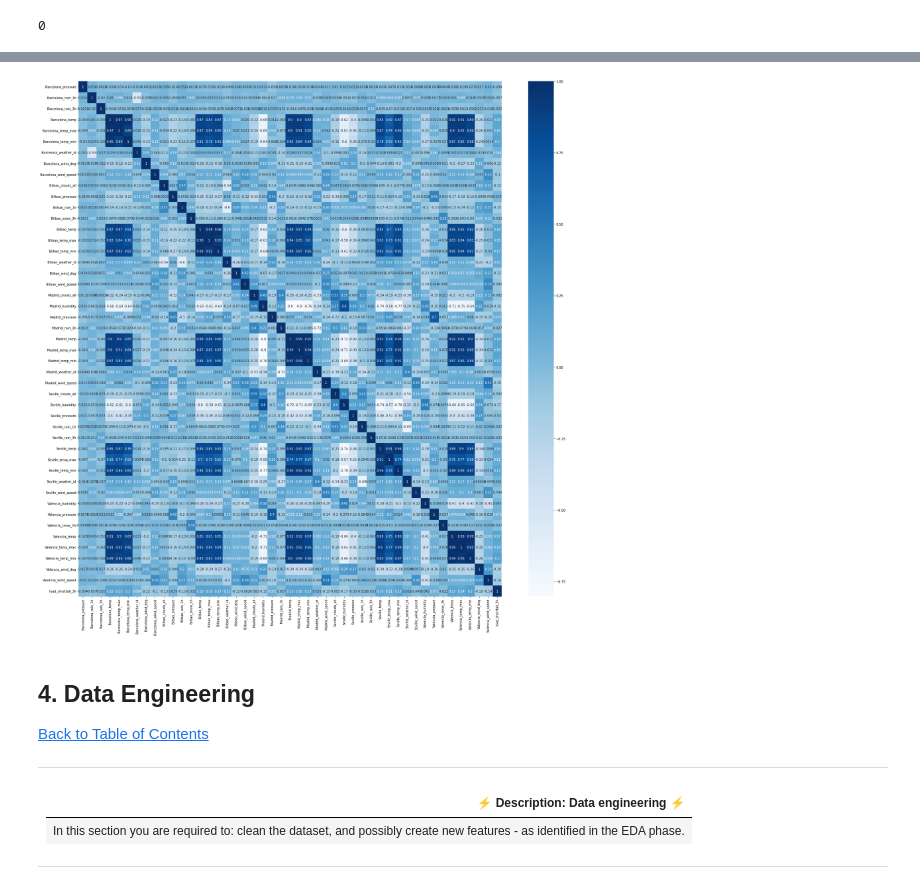
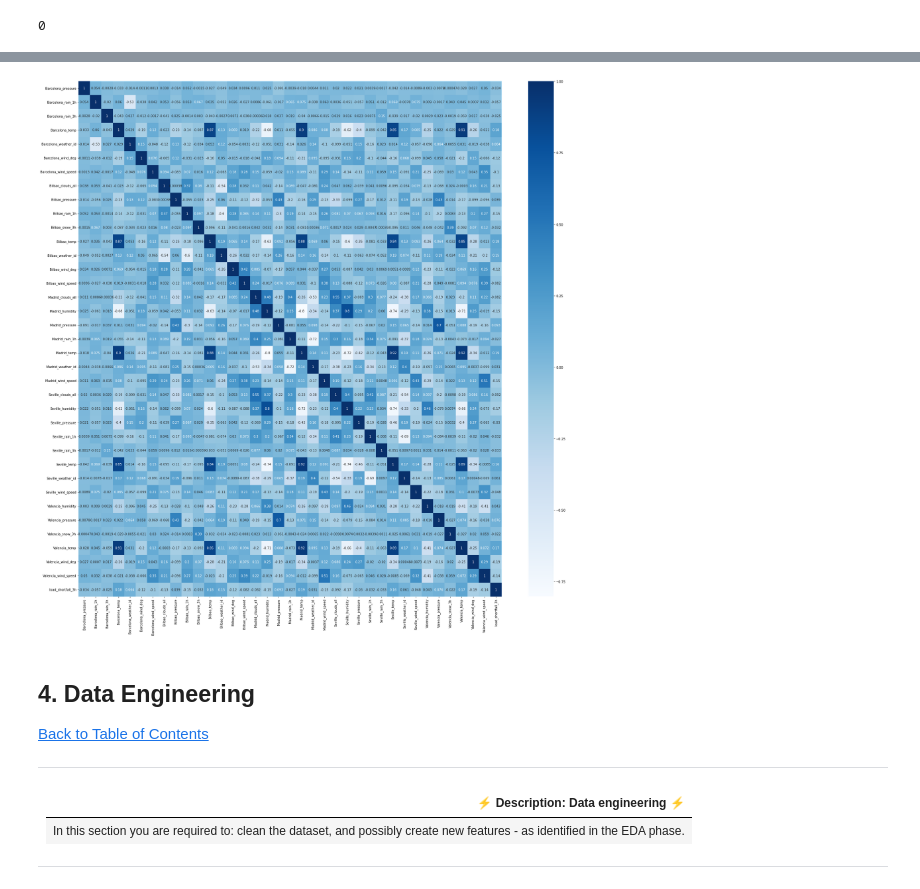
Before and after one commit to muheezokunade/-2207ACDS_TeamNM1, a Jupyter notebook: starter-notebook.ipynb, the cells around one changed output, grey strips where cells are left out. Drawn from its saved outputs; the diff is of its cells as text; code cells hidden in the pictures.

```diff
--- a/starter-notebook.ipynb
+++ b/starter-notebook.ipynb
@@ -259,0 +297,38 @@ df.corr()
+# %%
+SaledX = pd.DataFrame(SaledX, columns=['Barcelona_pressure',
+        'Barcelona_rain_1h',
+        'Barcelona_rain_3h',
+        'Barcelona_temp',
+        'Barcelona_weather_id',
+        'Barcelona_wind_deg',
+        'Barcelona_wind_speed',
+        'Bilbao_clouds_all',
+        'Bilbao_pressure',
+        'Bilbao_rain_1h',
+        'Bilbao_snow_3h',
+        'Bilbao_temp',
+        'Bilbao_weather_id',
+        'Bilbao_wind_deg',
+        'Bilbao_wind_speed',
+        'Madrid_clouds_all',
+        'Madrid_humidity',
+        'Madrid_pressure',
+        'Madrid_rain_1h',
+        'Madrid_temp',
+        'Madrid_weather_id',
+        'Madrid_wind_speed',
+        'Seville_clouds_all',
+        'Seville_humidity',
+        'Seville_pressure',
+        'Seville_rain_1h',
+        'Seville_rain_3h',
+        'Seville_temp',
+        'Seville_weather_id',
+        'Seville_wind_speed',
+        'Valencia_humidity',
+        'Valencia_pressure',
+        'Valencia_snow_3h',
+        'Valencia_temp',
+        'Valencia_wind_deg',
+        'Valencia_wind_speed',
+        'load_shortfall_3h'])
@@ -260,10 +363,10 @@ df.corr()
 # %%
 fig = plt.figure(figsize=(30,30));
 
-sb.heatmap(df.corr(), annot=True, cmap='Blues')
+sb.heatmap(SaledX.corr(), annot=True, cmap='Blues')
 plt.show()
 # %% [output]
-[figure, old version]
+[figure, new version]
 # %%
 # plot relevant feature interactions
 # %%
```
Also changed, not shown: parts of 20 cells of this notebook.
